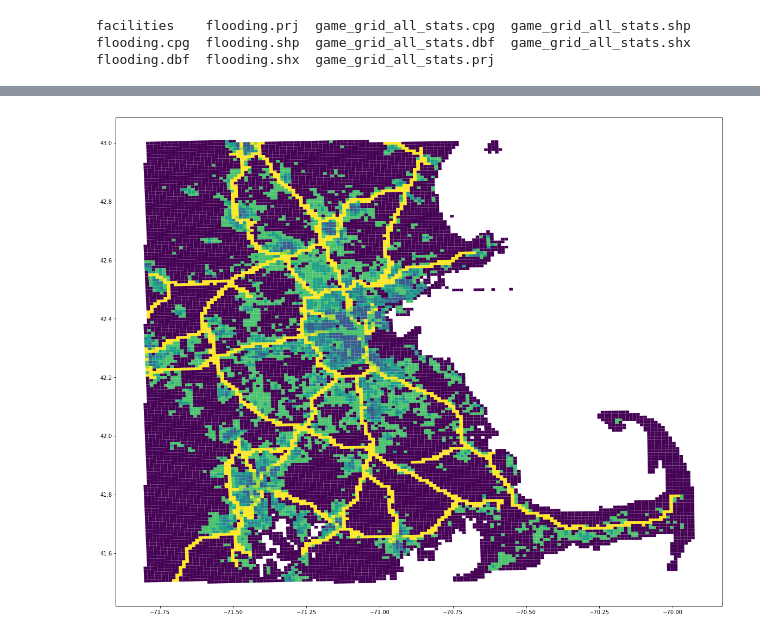
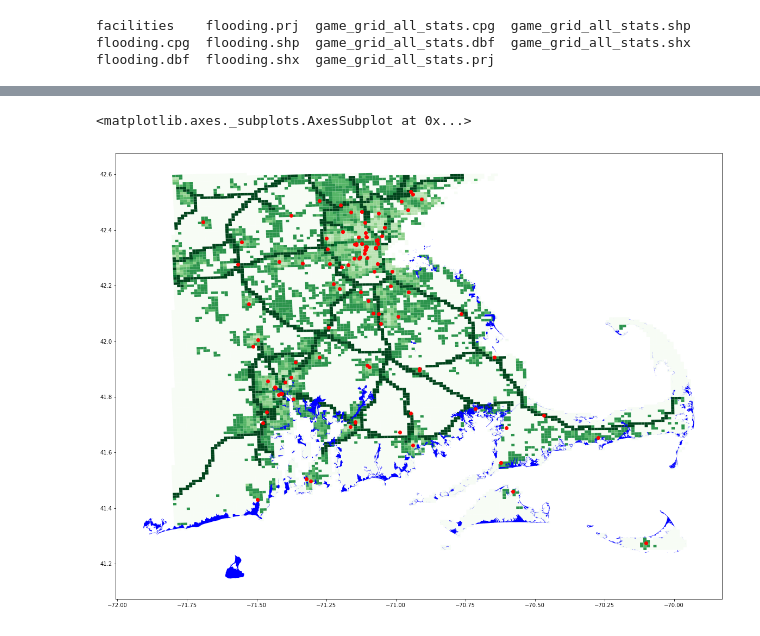
Before and after one commit to obhalerao/bwsi-remote-sensing-final-exercise-logistics, a Jupyter notebook: final_exercise_grid.ipynb, the cells around one changed output, grey strips where cells are left out. Cells and saved outputs as stored; diff of their text form; code cells hidden in the pictures.

```diff
--- a/final_exercise_grid.ipynb
+++ b/final_exercise_grid.ipynb
@@ -78,6 +78,8 @@ flooding.cpg  flooding.shp  game_grid_all_stats.dbf  game_grid_all_stats.shx
 flooding.dbf  flooding.shx  game_grid_all_stats.prj
 # %%
 game_grid = gpd.read_file('game_grid_export/game_grid_all_stats.shp')
+hospitals = gpd.read_file('game_grid_export/facilities/hospitals.shp')
+flooding = gpd.read_file('game_grid_export/flooding.shp')
 game_grid
 # %% [output]
 |  | MGRS | kmSQ_ID | GZD | EASTING | NORTHING | MGRS_10km | Shape_Leng | Shape_Le_1 | Shape_Area | ... |
@@ -101,9 +103,12 @@ game_grid
 # %%
 fig = plt.figure(figsize=[20,20])
 ax = fig.add_subplot(111)
-ax2 = game_grid.plot(ax=ax,column='Transporta',label='transport',legend=True,cax=cax)
+ax2 = game_grid.plot(ax=ax,cmap='Greens',column='Transporta',label='transport',legend=True,cax=cax)
+flooding.to_crs(game_grid.crs).plot(color='blue',ax=ax,zorder=2)
+hospitals.to_crs(game_grid.crs).plot(color='red',ax=ax,zorder=3,column='BEDS')
 # %% [output]
+<matplotlib.axes._subplots.AxesSubplot at 0x...>
-[figure, old version]
+[figure, new version]
 # %%
 plt.hist(game_grid['population'])
 # %% [output]
```
Also changed, not shown: parts of 2 cells of this notebook.
